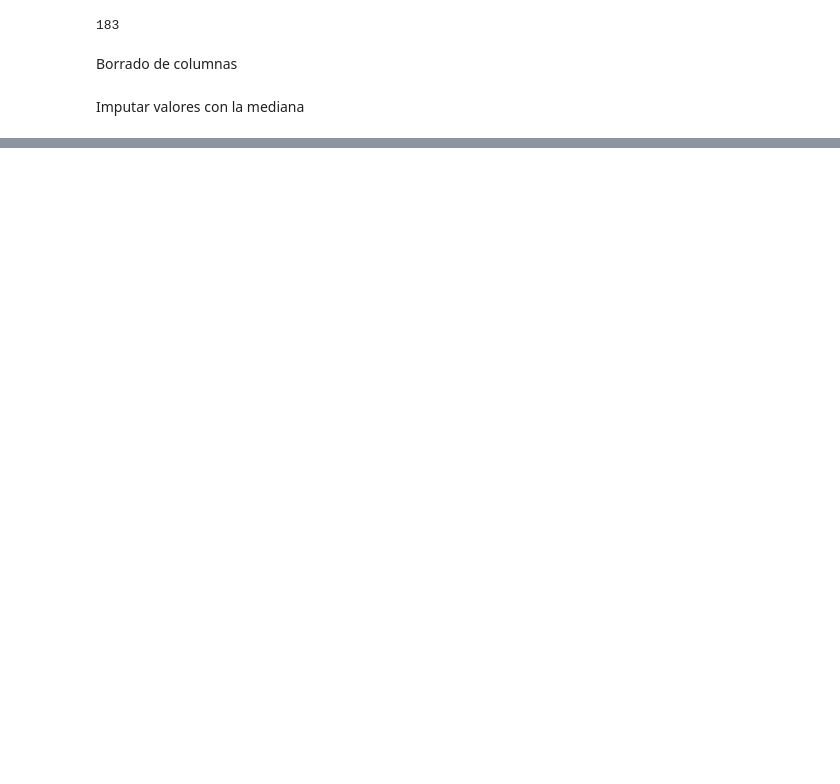
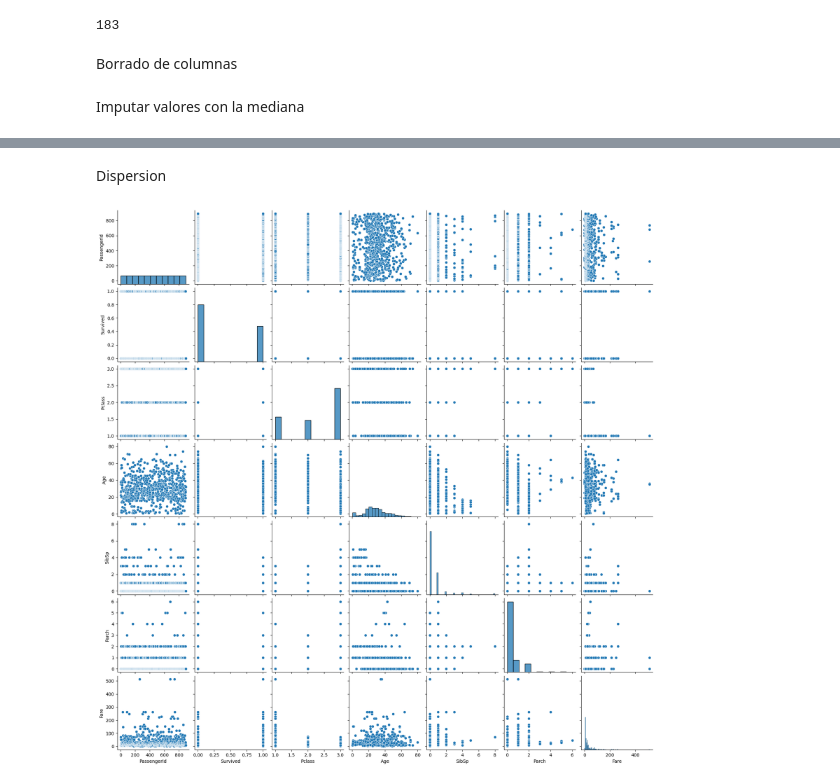
Before and after one commit to ccastro13/Ia, a Jupyter notebook: IA/IA/notebooks/dataclean.ipynb, the cells around one changed output, grey strips where cells are left out. Saved outputs shown, nothing was run; the diff lists cells and outputs as text; code cells hidden in the pictures; blank space fills up the shorter version.

```diff
--- a/IA/IA/notebooks/dataclean.ipynb
+++ b/IA/IA/notebooks/dataclean.ipynb
@@ -196,0 +319,7 @@ dtype: float64
+# %% [markdown]
+Dispersion
+# %%
+sns.pairplot(data)
+plt.show()
+# %% [output]
+[figure, added]
```
Also changed, not shown: parts of 16 cells of this notebook.
